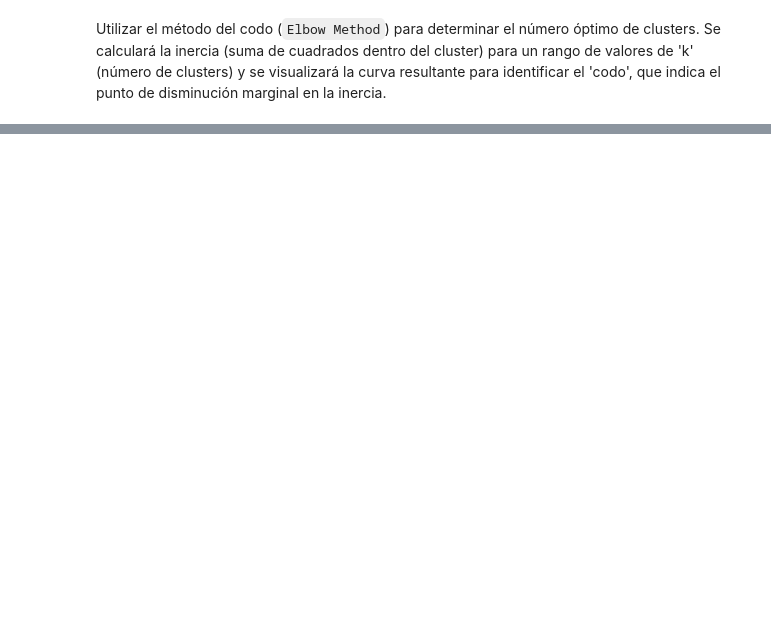
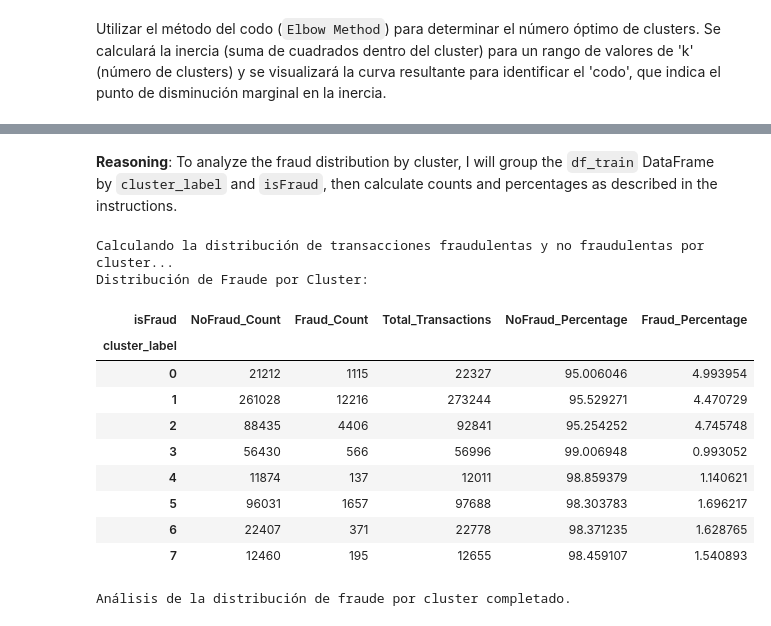
Before and after one commit to josenomberto/UTEC-CDIAV3-MCD8010, a Jupyter notebook: Proyecto02-Grupo1-jc.ipynb, the cells around one changed output, grey strips where cells are left out. Cells and saved outputs as stored; diff of their text form; code cells hidden in the pictures; blank space fills up the shorter version.

```diff
--- a/Proyecto02-Grupo1-jc.ipynb
+++ b/Proyecto02-Grupo1-jc.ipynb
@@ -655,0 +783,17 @@ print("Análisis del Método del Codo completado. Examine el gráfico para ident
+# %%
+print("Aplicando MiniBatchKMeans con 8 clusters para segmentación comportamental...")
+
+# 1. Inicializar MiniBatchKMeans con n_clusters=8
+n_clusters = 8 # Óptimo k determinado por los métodos del codo y la silueta
+mbkmeans = MiniBatchKMeans(n_clusters=n_clusters, random_state=42, batch_size=256, n_init=10, verbose=False)
+
+# 2. Ajustar el modelo y obtener las etiquetas de cluster
+cluster_labels = mbkmeans.fit_predict(df_clustering_scaled)
+
+# 3. Añadir las etiquetas de cluster como una nueva columna al DataFrame df_train
+df_train['cluster_label'] = cluster_labels.astype(np.int8)
+
+print("Segmentación comportamental completada.")
+print("Primeras 5 filas del DataFrame con la nueva columna 'cluster_label':")
+display(df_train[['TransactionID', 'isFraud', 'cluster_label']].head())
+print(f"Distribución de las etiquetas de cluster:\n{df_train['cluster_label'].value_counts()}")
@@ -655,0 +829,38 @@ print("Análisis del Método del Codo completado. Examine el gráfico para ident
+# %% [markdown]
+**Reasoning**:
+To analyze the fraud distribution by cluster, I will group the `df_train` DataFrame by `cluster_label` and `isFraud`, then calculate counts and percentages as described in the instructions.
+# %%
+print("Calculando la distribución de transacciones fraudulentas y no fraudulentas por cluster...")
+
+# 1. Agrupar por 'cluster_label' y 'isFraud' y contar ocurrencias
+fraud_by_cluster = df_train.groupby(['cluster_label', 'isFraud']).size().unstack(fill_value=0)
+
+# 2. Renombrar columnas para claridad
+fraud_by_cluster.rename(columns={0: 'NoFraud_Count', 1: 'Fraud_Count'}, inplace=True)
+
+# 3. Calcular el total de transacciones por cluster
+fraud_by_cluster['Total_Transactions'] = fraud_by_cluster['NoFraud_Count'] + fraud_by_cluster['Fraud_Count']
+
+# 4. Calcular el porcentaje de transacciones fraudulentas y no fraudulentas por cluster
+fraud_by_cluster['NoFraud_Percentage'] = (fraud_by_cluster['NoFraud_Count'] / fraud_by_cluster['Total_Transactions']) * 100
+fraud_by_cluster['Fraud_Percentage'] = (fraud_by_cluster['Fraud_Count'] / fraud_by_cluster['Total_Transactions']) * 100
+
+# 5. Mostrar el resultado
+print("Distribución de Fraude por Cluster:")
+display(fraud_by_cluster)
+
+print("Análisis de la distribución de fraude por cluster completado.")
+# %% [output]
+Calculando la distribución de transacciones fraudulentas y no fraudulentas por cluster...
+Distribución de Fraude por Cluster:
+| isFraud | NoFraud_Count | Fraud_Count | Total_Transactions | NoFraud_Percentage | Fraud_Percentage |
+| cluster_label |  |  |  |  |  |
+| 0 | 21212 | 1115 | 22327 | 95.006046 | 4.993954 |
+| 1 | 261028 | 12216 | 273244 | 95.529271 | 4.470729 |
+| 2 | 88435 | 4406 | 92841 | 95.254252 | 4.745748 |
+| 3 | 56430 | 566 | 56996 | 99.006948 | 0.993052 |
+| 4 | 11874 | 137 | 12011 | 98.859379 | 1.140621 |
+| 5 | 96031 | 1657 | 97688 | 98.303783 | 1.696217 |
+| 6 | 22407 | 371 | 22778 | 98.371235 | 1.628765 |
+| 7 | 12460 | 195 | 12655 | 98.459107 | 1.540893 |
+Análisis de la distribución de fraude por cluster completado.
```
Also changed, not shown: parts of 30 cells of this notebook.
